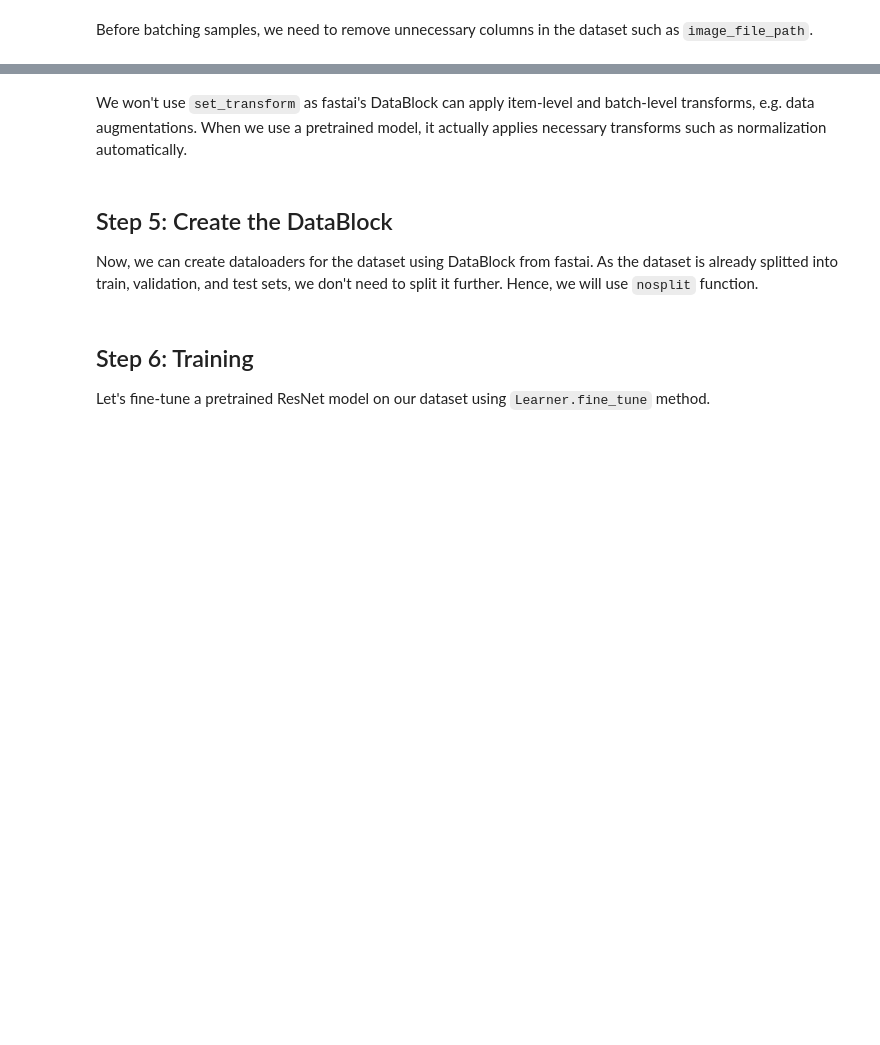
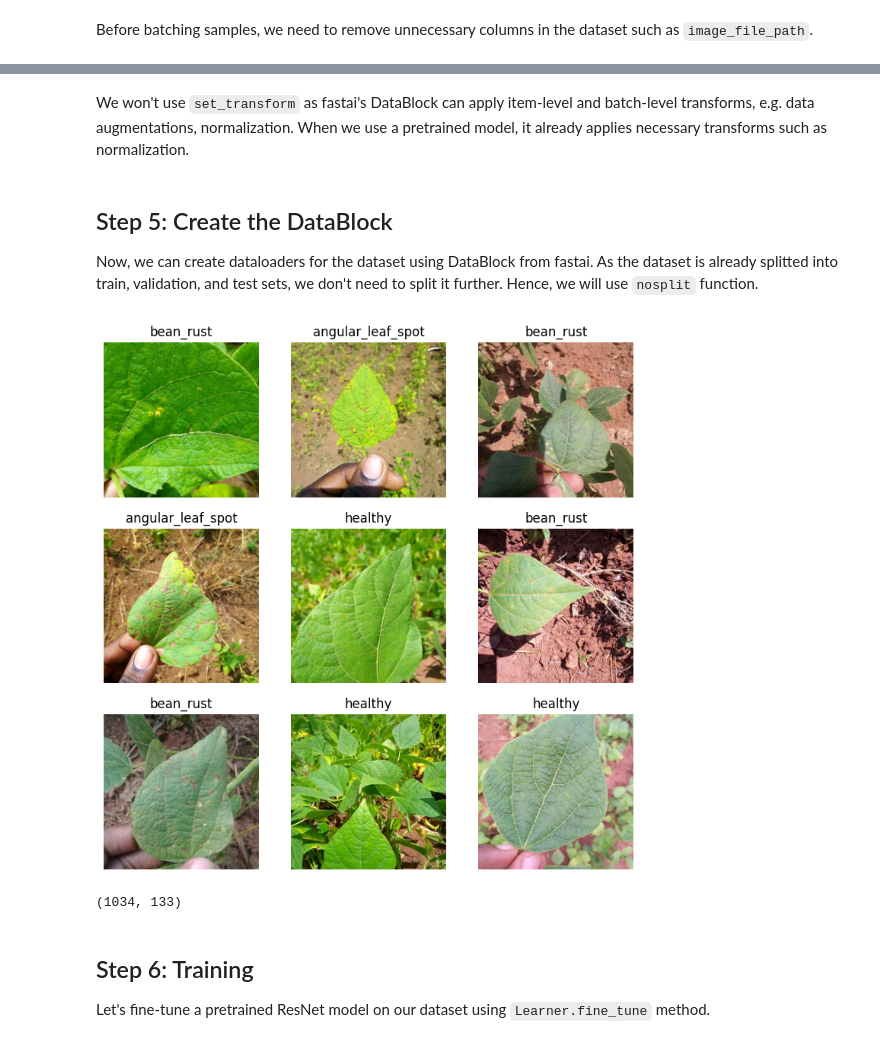
Before and after one commit to bdsaglam/blog, a Jupyter notebook: posts/fastai-huggingface-datasets/index.ipynb, the cells around one changed output, grey strips where cells are left out. Saved outputs shown, nothing was run; the diff lists cells and outputs as text; code cells hidden in the pictures; blank space fills up the shorter version.

Commit message:
fix hf-datasets+fastai post

```diff
--- a/posts/fastai-huggingface-datasets/index.ipynb
+++ b/posts/fastai-huggingface-datasets/index.ipynb
@@ -67,5 +95,5 @@ ds['train'][0]
 # %% [markdown]
-We won't use `set_transform` as fastai's DataBlock can apply item-level and batch-level transforms, e.g. data augmentations. When we use a pretrained model, it actually applies necessary transforms such as normalization automatically.
+We won't use `set_transform` as fastai's DataBlock can apply item-level and batch-level transforms, e.g. data augmentations, normalization. When we use a pretrained model, it already applies necessary transforms such as normalization.
 # %% [markdown]
 ## Step 5: Create the DataBlock
 
@@ -76,17 +104,22 @@ def nosplit(items):
 # %%
 dblock = DataBlock(
     blocks=(ImageBlock, CategoryBlock),
     get_x=lambda record: record['image'],
     get_y=lambda record: class_names[record['labels']],
     splitter = nosplit,
 )
 
 train_dl = dblock.dataloaders(ds['train']).train
 valid_dl = dblock.dataloaders(ds['validation']).train
-dls = DataLoaders(train_dl, valid_dl, device=DEVICE)
+dls = DataLoaders(train_dl, valid_dl)
+
 dls.show_batch()
+# %% [output]
+[figure, added]
 # %%
 len(dls.train.dataset),len(dls.valid.dataset)
+# %% [output]
+(1034, 133)
 # %% [markdown]
 ## Step 6: Training
 
```
Also changed, not shown: parts of 15 cells of this notebook, 3 other files.
